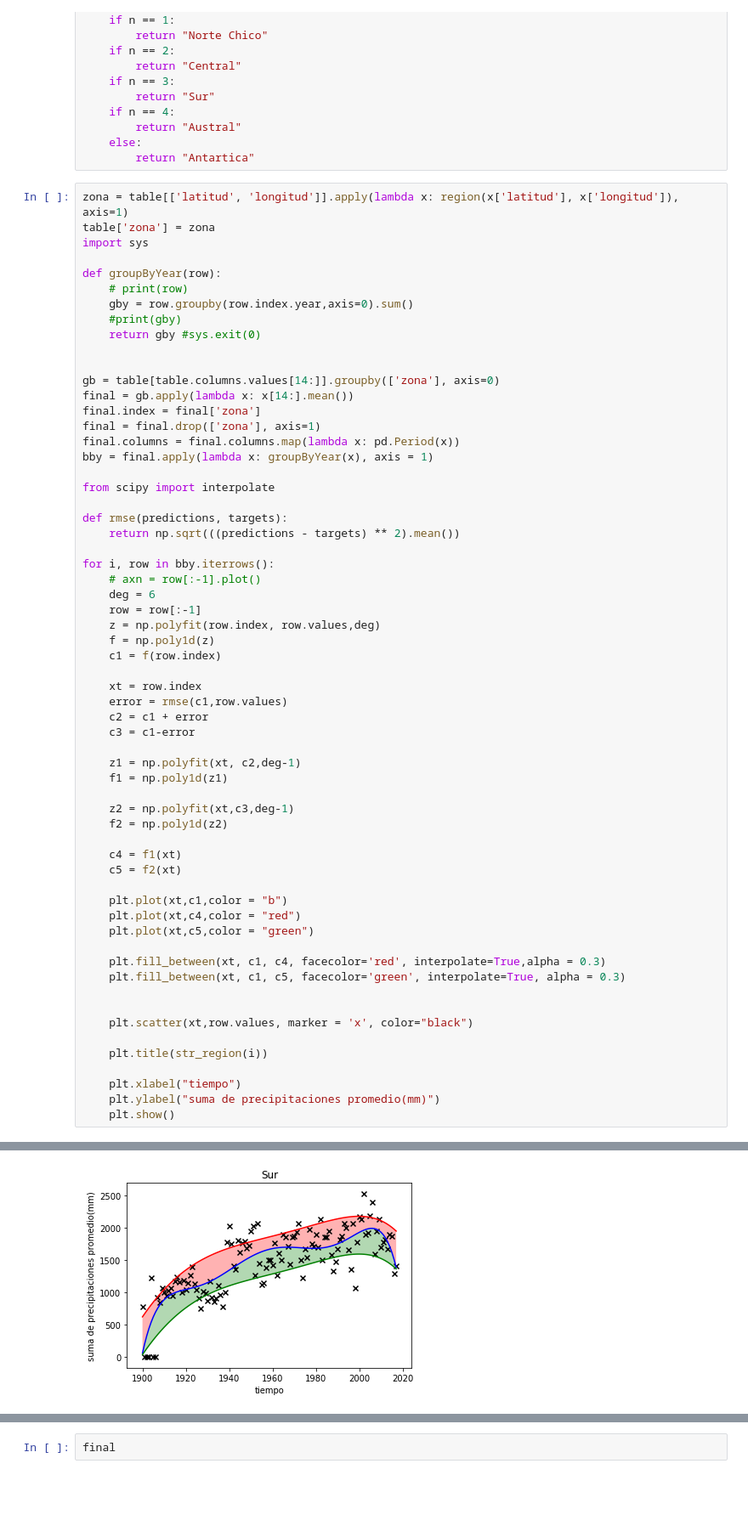
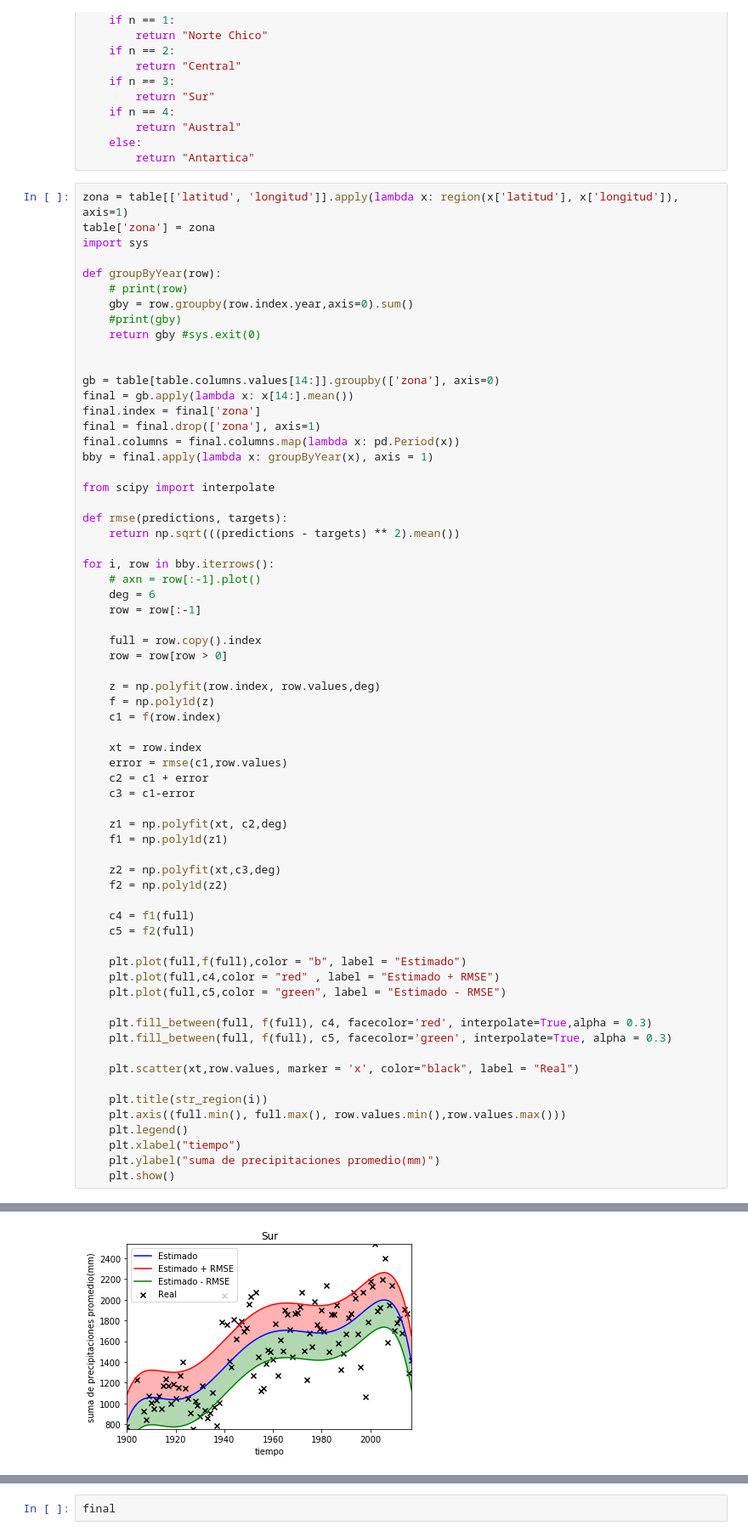
Before and after one commit to daaguirr/Proyecto_Visualiza, a Jupyter notebook: notebooks/notebook.ipynb, the cells around one changed output, grey strips where cells are left out. Shown at 85% size. Saved outputs shown, nothing was run; the diff lists cells and outputs as text; blank space fills up the shorter version.

Commit message:
fixed scale + legend

```diff
--- a/notebooks/notebook.ipynb
+++ b/notebooks/notebook.ipynb
@@ -104,6 +104,10 @@ for i, row in bby.iterrows():
     # axn = row[:-1].plot()
     deg = 6
     row = row[:-1]
+
+    full = row.copy().index
+    row = row[row > 0]
+
     z = np.polyfit(row.index, row.values,deg)
     f = np.poly1d(z)
     c1 = f(row.index)
@@ -113,27 +117,27 @@ for i, row in bby.iterrows():
     c2 = c1 + error
     c3 = c1-error
 
-    z1 = np.polyfit(xt, c2,deg-1)
+    z1 = np.polyfit(xt, c2,deg)
     f1 = np.poly1d(z1)
 
-    z2 = np.polyfit(xt,c3,deg-1)
+    z2 = np.polyfit(xt,c3,deg)
     f2 = np.poly1d(z2)
 
-    c4 = f1(xt)
-    c5 = f2(xt)
+    c4 = f1(full)
+    c5 = f2(full)
 
-    plt.plot(xt,c1,color = "b")
-    plt.plot(xt,c4,color = "red")
-    plt.plot(xt,c5,color = "green")
+    plt.plot(full,f(full),color = "b", label = "Estimado")
+    plt.plot(full,c4,color = "red" , label = "Estimado + RMSE")
+    plt.plot(full,c5,color = "green", label = "Estimado - RMSE")
 
-    plt.fill_between(xt, c1, c4, facecolor='red', interpolate=True,alpha = 0.3)
-    plt.fill_between(xt, c1, c5, facecolor='green', interpolate=True, alpha = 0.3)
+    plt.fill_between(full, f(full), c4, facecolor='red', interpolate=True,alpha = 0.3)
+    plt.fill_between(full, f(full), c5, facecolor='green', interpolate=True, alpha = 0.3)
 
-
-    plt.scatter(xt,row.values, marker = 'x', color="black")
+    plt.scatter(xt,row.values, marker = 'x', color="black", label = "Real")
 
     plt.title(str_region(i))
-
+    plt.axis((full.min(), full.max(), row.values.min(),row.values.max()))
+    plt.legend()
     plt.xlabel("tiempo")
     plt.ylabel("suma de precipitaciones promedio(mm)")
     plt.show()
@@ -144 +148 @@ for i, row in bby.iterrows():
-[figure, old version]
+[figure, new version]
```
Also changed, not shown: parts of 1 cell of this notebook.
